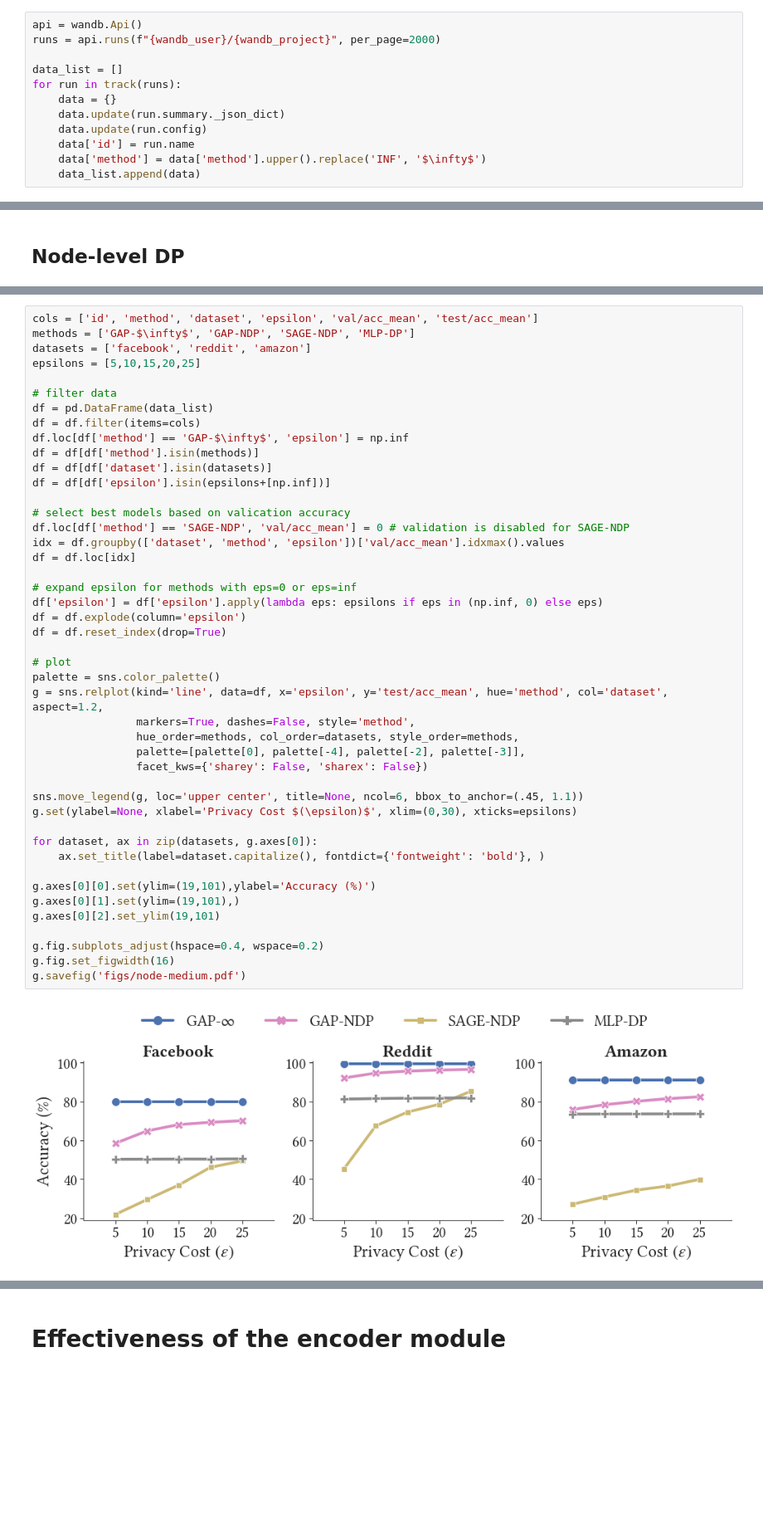
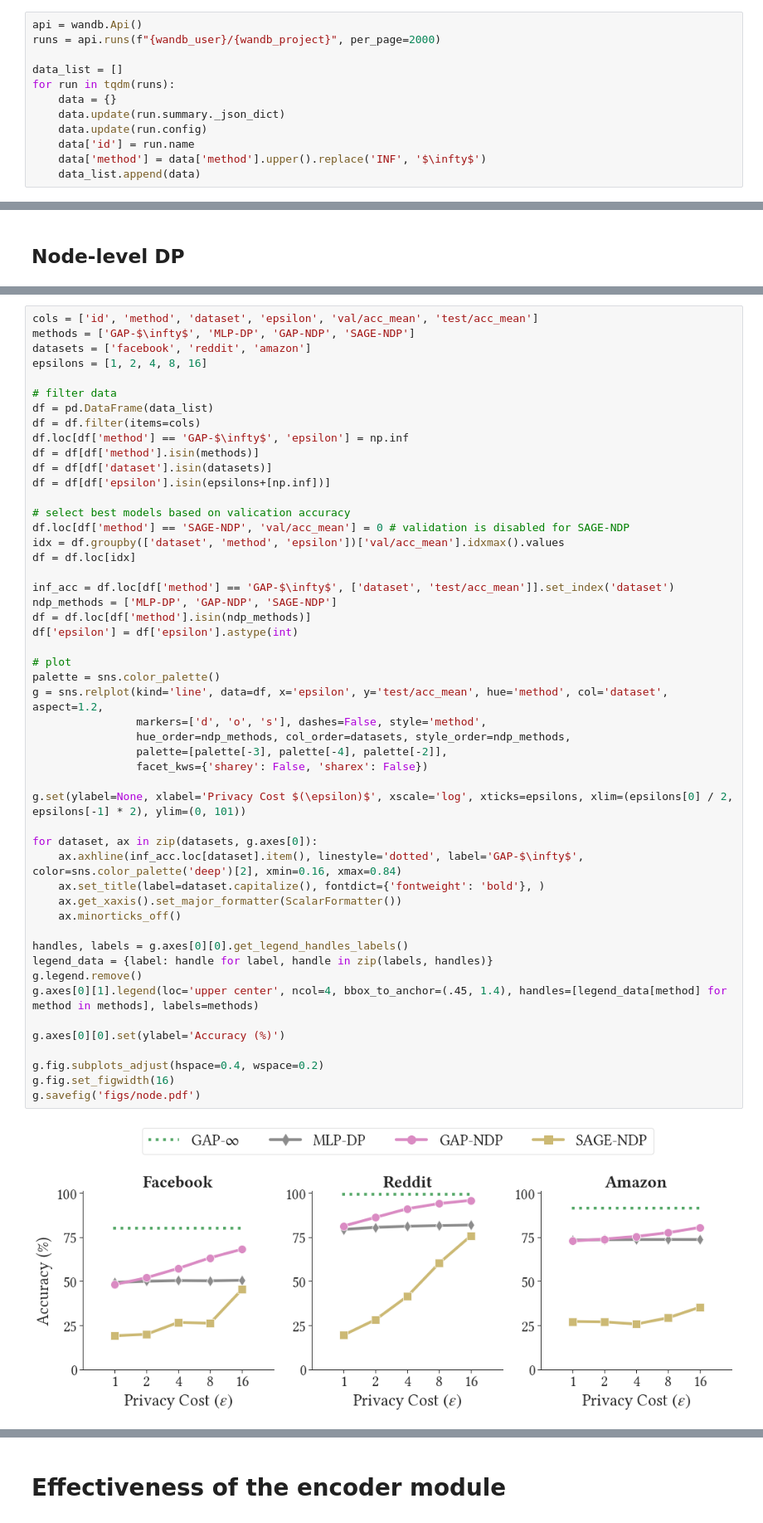
Before and after one commit to sisaman/GAP, a Jupyter notebook: results.ipynb, the cells around one changed output, grey strips where cells are left out. Shown at 83% size. Cells and saved outputs as stored; diff of their text form; blank space fills up the shorter version.

```diff
--- a/results.ipynb
+++ b/results.ipynb
@@ -41,7 +48,7 @@ api = wandb.Api()
 runs = api.runs(f"{wandb_user}/{wandb_project}", per_page=2000)
 
 data_list = []
-for run in track(runs):
+for run in tqdm(runs):
     data = {}
     data.update(run.summary._json_dict)
     data.update(run.config)
@@ -218,47 +192,52 @@ g.savefig('figs/edge-low.pdf')
 # %%
 cols = ['id', 'method', 'dataset', 'epsilon', 'val/acc_mean', 'test/acc_mean']
-methods = ['GAP-$\infty$', 'GAP-NDP', 'SAGE-NDP', 'MLP-DP']
+methods = ['GAP-$\infty$', 'MLP-DP', 'GAP-NDP', 'SAGE-NDP']
 datasets = ['facebook', 'reddit', 'amazon']
-epsilons = [5,10,15,20,25]
+epsilons = [1, 2, 4, 8, 16]
 
 # filter data
 df = pd.DataFrame(data_list)
 df = df.filter(items=cols)
 df.loc[df['method'] == 'GAP-$\infty$', 'epsilon'] = np.inf
 df = df[df['method'].isin(methods)]
 df = df[df['dataset'].isin(datasets)]
 df = df[df['epsilon'].isin(epsilons+[np.inf])]
 
 # select best models based on valication accuracy
 df.loc[df['method'] == 'SAGE-NDP', 'val/acc_mean'] = 0 # validation is disabled for SAGE-NDP
 idx = df.groupby(['dataset', 'method', 'epsilon'])['val/acc_mean'].idxmax().values
 df = df.loc[idx]
 
-# expand epsilon for methods with eps=0 or eps=inf
-df['epsilon'] = df['epsilon'].apply(lambda eps: epsilons if eps in (np.inf, 0) else eps)
-df = df.explode(column='epsilon')
-df = df.reset_index(drop=True)
+inf_acc = df.loc[df['method'] == 'GAP-$\infty$', ['dataset', 'test/acc_mean']].set_index('dataset')
+ndp_methods = ['MLP-DP', 'GAP-NDP', 'SAGE-NDP']
+df = df.loc[df['method'].isin(ndp_methods)]
+df['epsilon'] = df['epsilon'].astype(int)
 
 # plot
 palette = sns.color_palette()
 g = sns.relplot(kind='line', data=df, x='epsilon', y='test/acc_mean', hue='method', col='dataset', aspect=1.2,
-                markers=True, dashes=False, style='method',
-                hue_order=methods, col_order=datasets, style_order=methods,
-                palette=[palette[0], palette[-4], palette[-2], palette[-3]],
+                markers=['d', 'o', 's'], dashes=False, style='method',
+                hue_order=ndp_methods, col_order=datasets, style_order=ndp_methods,
+                palette=[palette[-3], palette[-4], palette[-2]],
                 facet_kws={'sharey': False, 'sharex': False})
 
-sns.move_legend(g, loc='upper center', title=None, ncol=6, bbox_to_anchor=(.45, 1.1))
-g.set(ylabel=None, xlabel='Privacy Cost $(\epsilon)$', xlim=(0,30), xticks=epsilons)
+g.set(ylabel=None, xlabel='Privacy Cost $(\epsilon)$', xscale='log', xticks=epsilons, xlim=(epsilons[0] / 2, epsilons[-1] * 2), ylim=(0, 101))
 
 for dataset, ax in zip(datasets, g.axes[0]):
+    ax.axhline(inf_acc.loc[dataset].item(), linestyle='dotted', label='GAP-$\infty$', color=sns.color_palette('deep')[2], xmin=0.16, xmax=0.84)
     ax.set_title(label=dataset.capitalize(), fontdict={'fontweight': 'bold'}, )
+    ax.get_xaxis().set_major_formatter(ScalarFormatter())
+    ax.minorticks_off()
 
-g.axes[0][0].set(ylim=(19,101),ylabel='Accuracy (%)')
-g.axes[0][1].set(ylim=(19,101),)
-g.axes[0][2].set_ylim(19,101)
+handles, labels = g.axes[0][0].get_legend_handles_labels()
+legend_data = {label: handle for label, handle in zip(labels, handles)}
+g.legend.remove()
+g.axes[0][1].legend(loc='upper center', ncol=4, bbox_to_anchor=(.45, 1.4), handles=[legend_data[method] for method in methods], labels=methods)
+
+g.axes[0][0].set(ylabel='Accuracy (%)')
 
 g.fig.subplots_adjust(hspace=0.4, wspace=0.2)
 g.fig.set_figwidth(16)
-g.savefig('figs/node-medium.pdf')
+g.savefig('figs/node.pdf')
 # %% [output]
-[figure, old version]
+[figure, new version]
```
Also changed, not shown: parts of 18 cells of this notebook.
